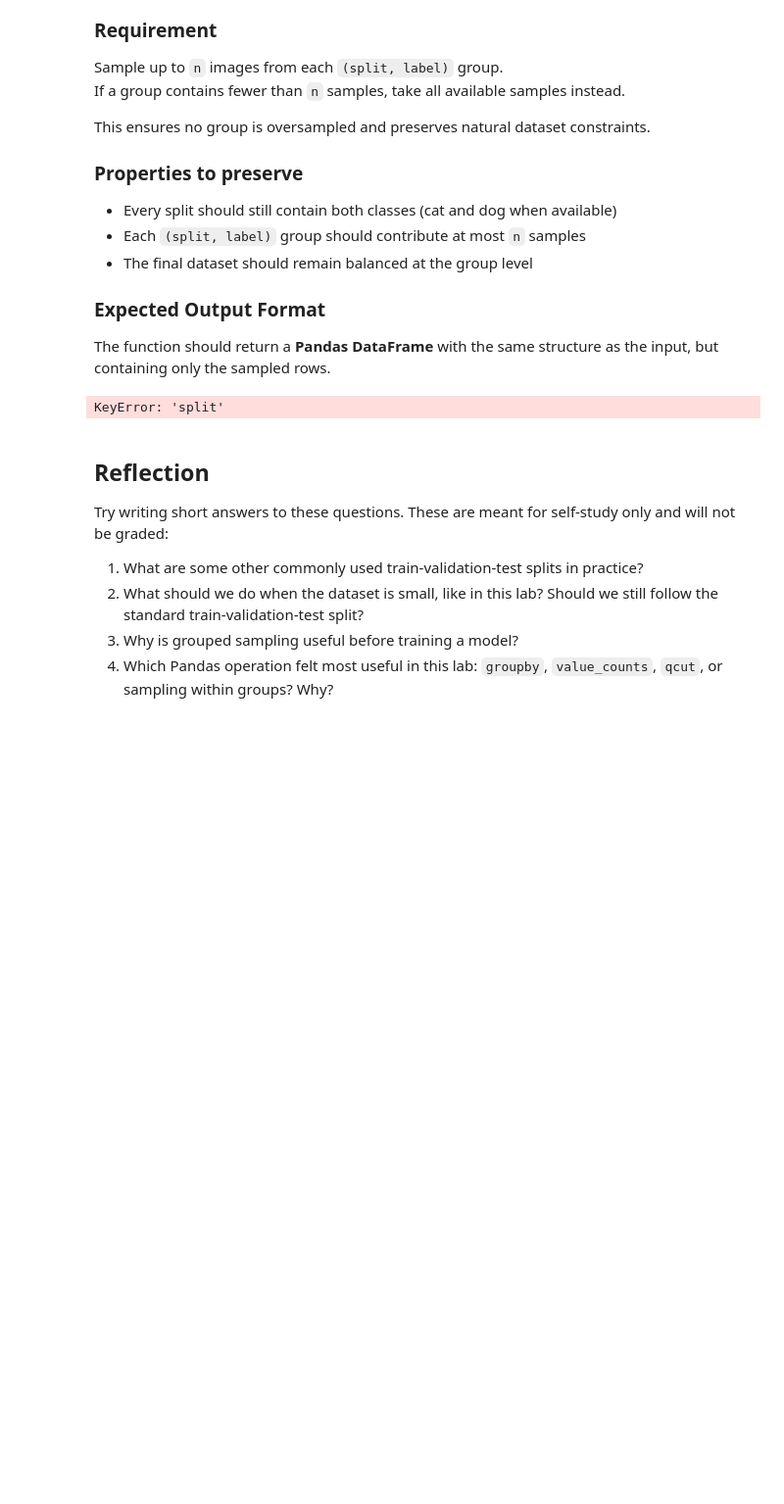
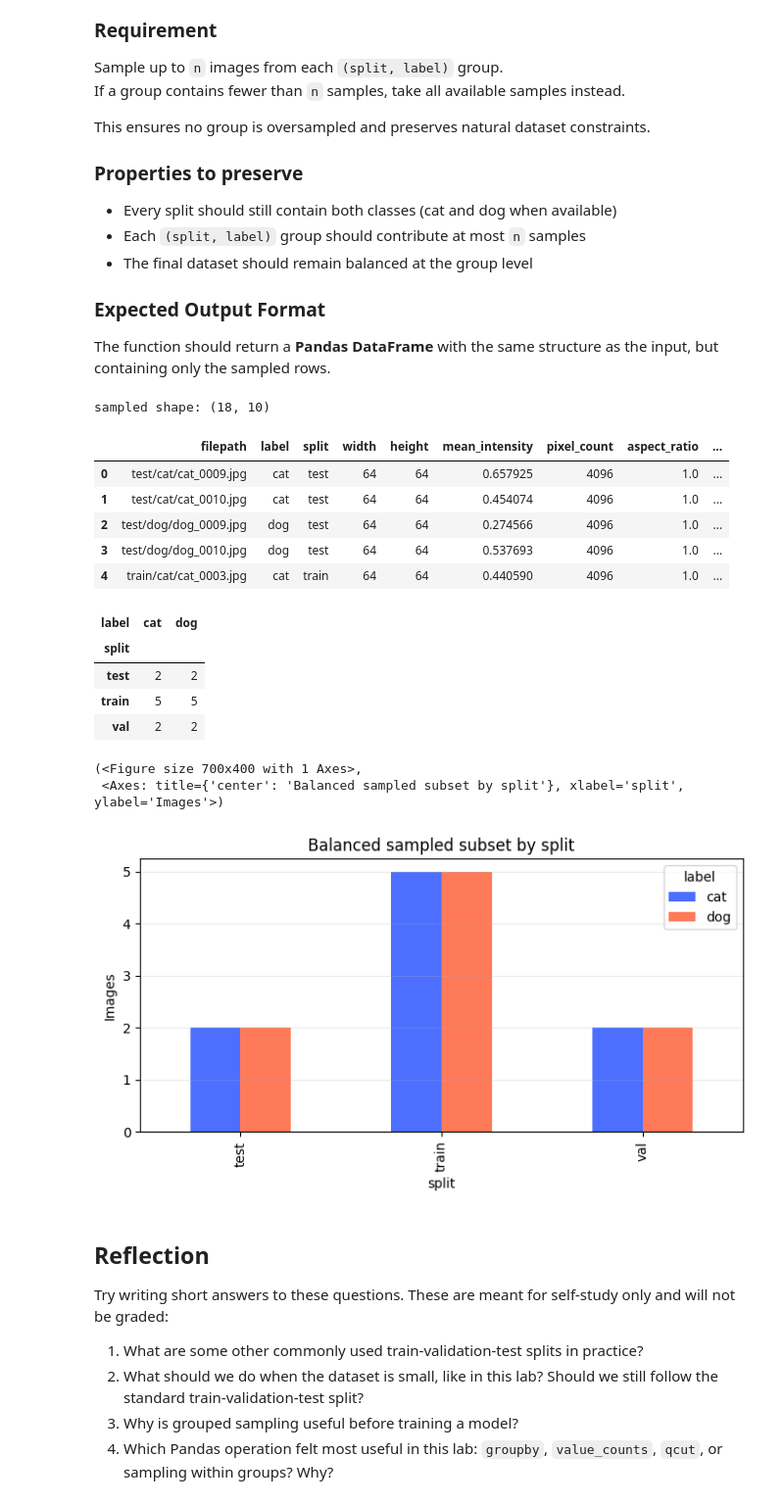
Before and after one commit to vgu-dsai-2026/lab-2-pandas-TaiNguyen0505, a Jupyter notebook: notebook.ipynb, the cells around one changed output. Shown at 98% size. Cells and saved outputs as stored; diff of their text form; code cells hidden in the pictures; blank space fills up the shorter version.

```diff
--- a/notebook.ipynb
+++ b/notebook.ipynb
@@ -503,32 +503,56 @@ This ensures no group is oversampled and preserves natural dataset constraints.
 
 The function should return a **Pandas DataFrame** with the same structure as the input, but containing only the sampled rows.
 # %%
-df = load_metadata_table(GENERATED_METADATA_PATH)
+def sample_balanced_by_split_and_label(
+    frame: pd.DataFrame, n_per_group: int, seed: int
+) -> pd.DataFrame:
+    # TODO: sample n_per_group rows from each (split, label) group and return the combined DataFrame.
+    np.random.seed(seed)
 
-df[["split", "label"]] = df["filepath"].astype(str).str.split("/", expand=True)[[0, 1]]
+    sampled_rows = []
 
-analysis_df = add_analysis_columns(df)
+    for split in frame["split"].unique():
+        for label in frame["label"].unique():
+            group = frame[(frame["split"] == split) & (frame["label"] == label)]
 
-def sample_balanced_by_split_and_label(frame, n_per_group, seed):
-    return (
-        frame.groupby(["split", "label"], group_keys=False)
-        .apply(lambda g: g.sample(n=min(len(g), n_per_group), random_state=seed))
-        .reset_index(drop=True)
-    )
+            if len(group) == 0:
+                continue
 
-sampled_df = sample_balanced_by_split_and_label(analysis_df, 5, SEED)
+            n = min(n_per_group, len(group))
+            sampled = group.sample(n=n, random_state=seed)
+            sampled_rows.append(sampled)
 
-sampled_balance = (
-    sampled_df.groupby(["split", "label"])
-    .size()
-    .unstack(fill_value=0)
+    return pd.concat(sampled_rows).reset_index(drop=True)
+
+
+sample_size_per_group = 5
+sampled_df = sample_balanced_by_split_and_label(
+    analysis_df, n_per_group=sample_size_per_group, seed=SEED
 )
 
+print("sampled shape:", sampled_df.shape)
+display(sampled_df.head())
+
+sampled_balance = sampled_df.groupby(["split", "label"]).size().unstack(fill_value=0)
 display(sampled_balance)
 
 plot_class_balance(sampled_df, title="Balanced sampled subset by split")
 # %% [output]
-KeyError: 'split'
+sampled shape: (18, 10)
+|  | filepath | label | split | width | height | mean_intensity | pixel_count | aspect_ratio | ... |
+| 0 | test/cat/cat_0009.jpg | cat | test | 64 | 64 | 0.657925 | 4096 | 1.0 | ... |
+| 1 | test/cat/cat_0010.jpg | cat | test | 64 | 64 | 0.454074 | 4096 | 1.0 | ... |
+| 2 | test/dog/dog_0009.jpg | dog | test | 64 | 64 | 0.274566 | 4096 | 1.0 | ... |
+| 3 | test/dog/dog_0010.jpg | dog | test | 64 | 64 | 0.537693 | 4096 | 1.0 | ... |
+| 4 | train/cat/cat_0003.jpg | cat | train | 64 | 64 | 0.440590 | 4096 | 1.0 | ... |
+| label | cat | dog |
+| split |  |  |
+| test | 2 | 2 |
+| train | 5 | 5 |
+| val | 2 | 2 |
+(<Figure size 700x400 with 1 Axes>,
+ <Axes: title={'center': 'Balanced sampled subset by split'}, xlabel='split', ylabel='Images'>)
+[figure, added]
 # %% [markdown]
 ## Reflection
 
```
Also changed, not shown: parts of 1 cell of this notebook.
